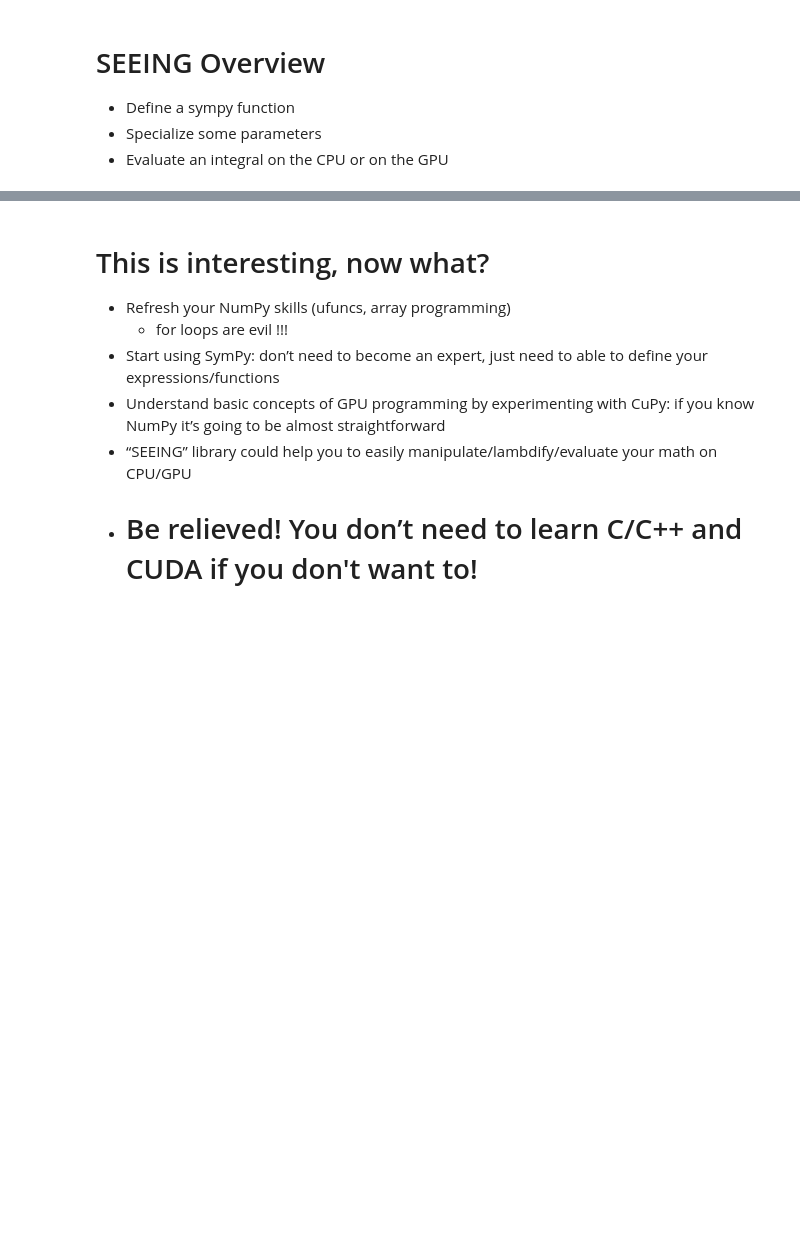
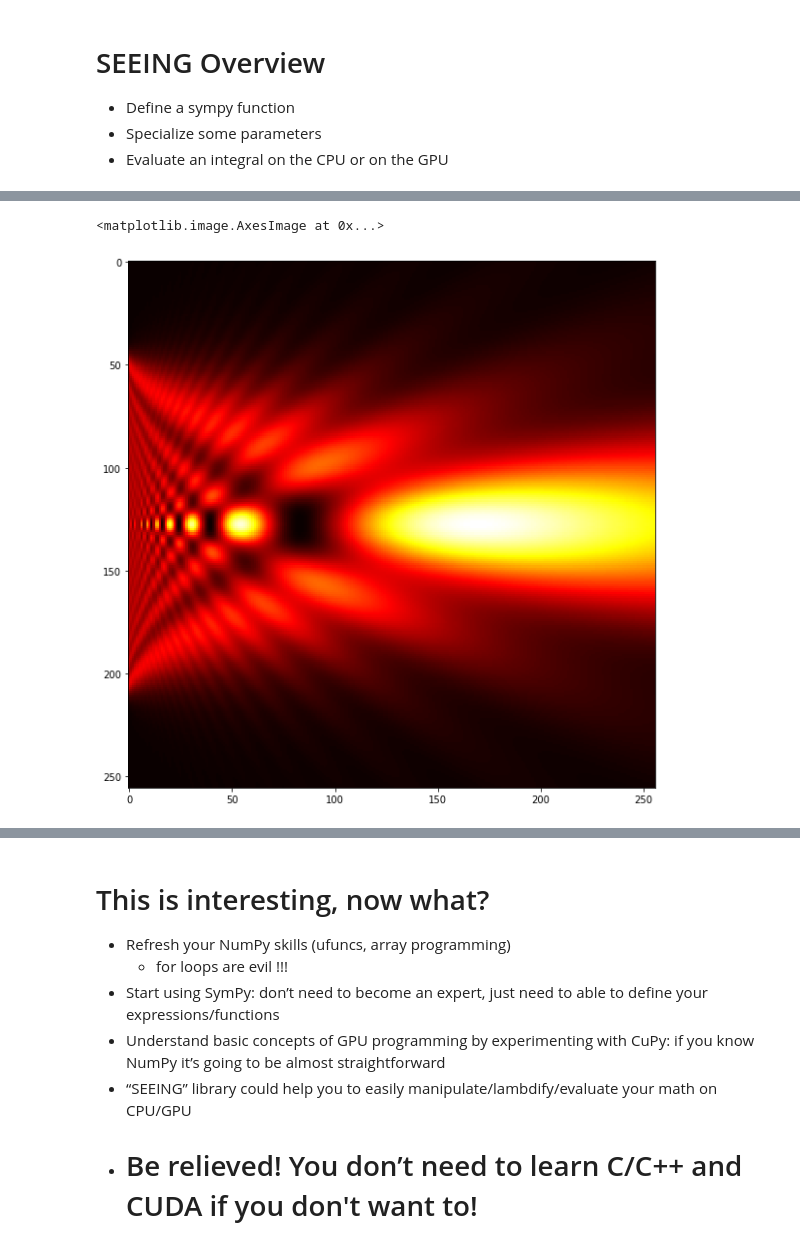
Before and after one commit to astro-tiptop/SEEING, a Jupyter notebook: Astrobigne.ipynb, the cells around one changed output, grey strips where cells are left out. Saved outputs shown, nothing was run; the diff lists cells and outputs as text; code cells hidden in the pictures; blank space fills up the shorter version.

```diff
--- a/Astrobigne.ipynb
+++ b/Astrobigne.ipynb
@@ -333,0 +405,14 @@ $\displaystyle \log{\left(0.5 \left|{y_{0}}\right| + 1 \right)} + e^{- 2.0 x_{0}
+# %%
+subdiv_points = 256
+ez0_l =  subsParamsByName( xyCircle, {'a':apertureRadius} )
+subsDict = {'E_0': ez0_l, 'y_1': 0, 'lambda': waveLength, 'a':apertureRadius}
+paramsAndRanges = [ ('x_1', -1.5*apertureRadius, 1.5*apertureRadius, subdiv_points, 'linear'), ('z_1',  waveLength, 15*apertureRadius, subdiv_points, 'linear')]
+eeq = propMethodsCartesian.getFormula("Rayleigh-Sommerfeld")
+
+xplot, fplot1 = mCalc.IntegralEvalE(subsParamsByName(eeq, subsDict), paramsAndRanges)
+
+fig, ax = plt.subplots(figsize=(10,10))
+ax.imshow( fplot1, cmap='hot' )
+# %% [output]
+<matplotlib.image.AxesImage at 0x...>
+[figure, added]
```
Also changed, not shown: parts of 18 cells of this notebook.
